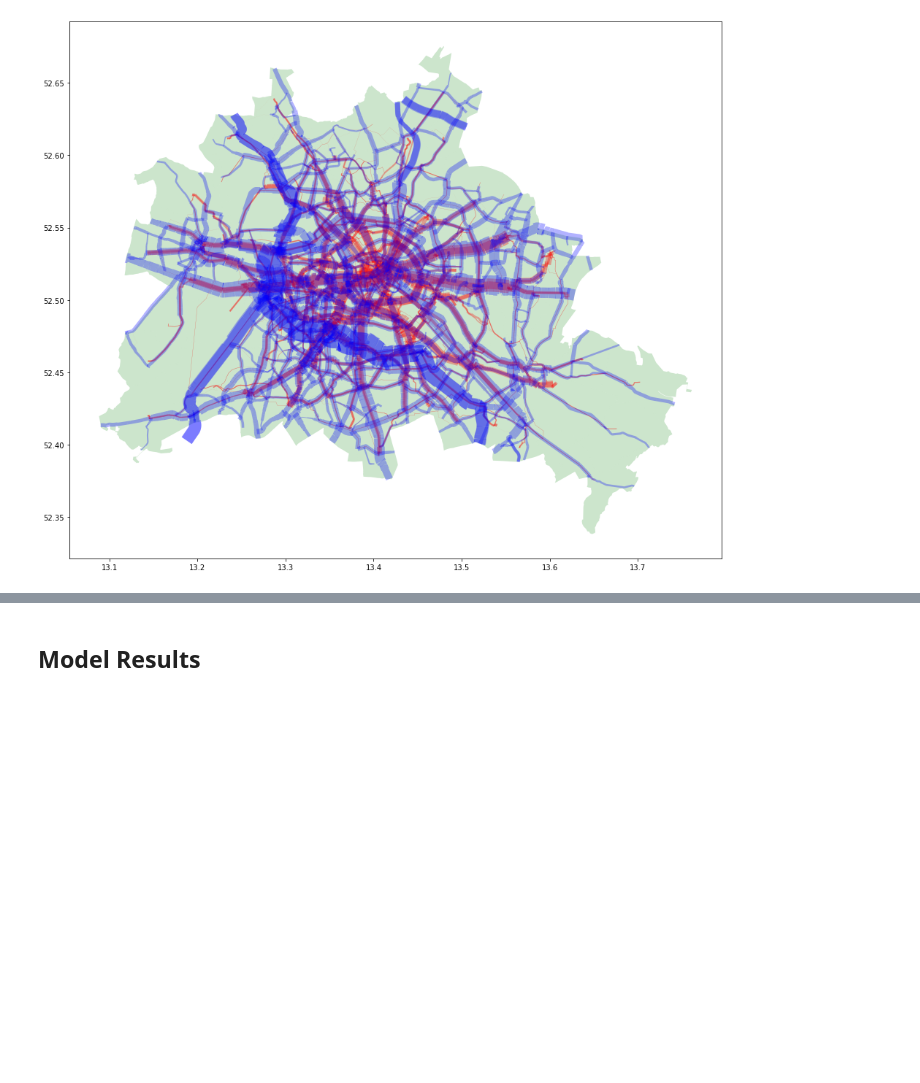
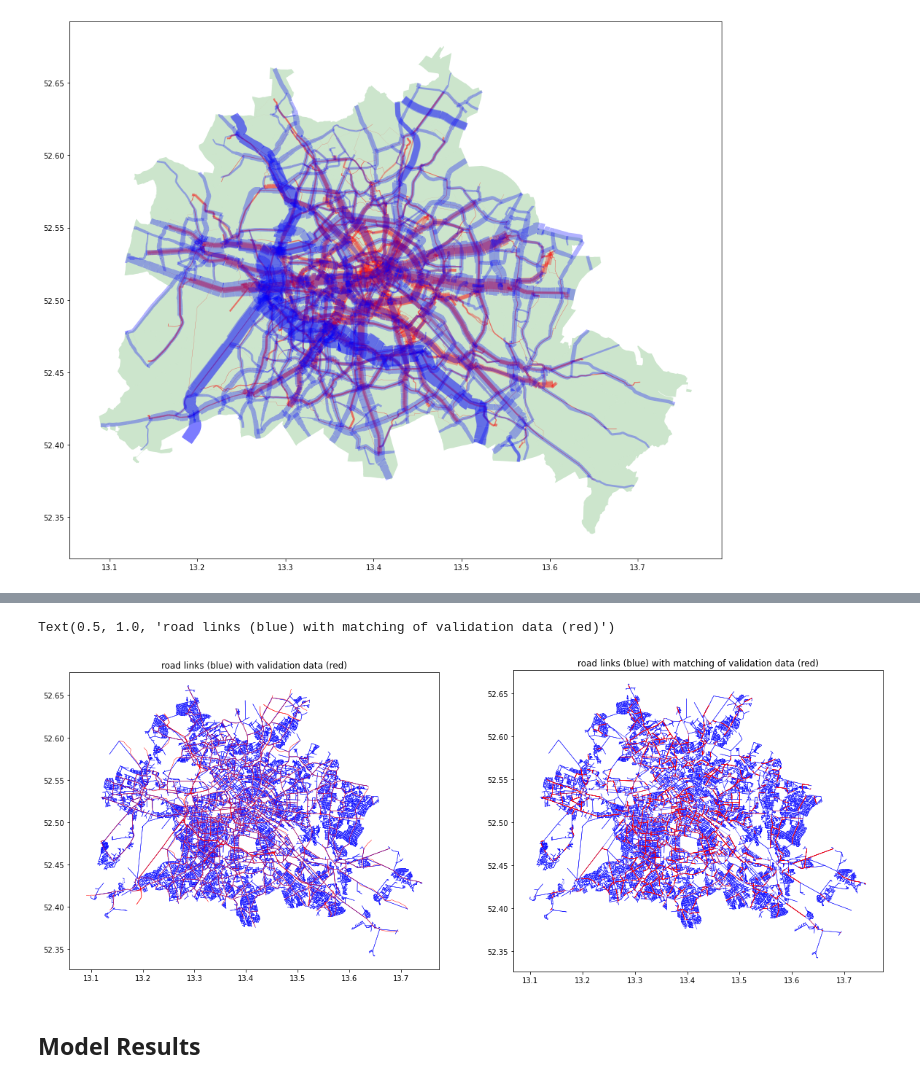
Before and after one commit to maximylius/quetzal_berlin, a Jupyter notebook: notebooks/best_version/Exercise3_Four_steps.ipynb, the cells around one changed output, grey strips where cells are left out. Saved outputs shown, nothing was run; the diff lists cells and outputs as text; code cells hidden in the pictures; blank space fills up the shorter version.

```diff
--- a/notebooks/best_version/Exercise3_Four_steps.ipynb
+++ b/notebooks/best_version/Exercise3_Four_steps.ipynb
@@ -593,3 +566,20 @@ Length: 100, dtype: object
+# %%
+fig, ax = plt.subplots(ncols=2, figsize = (20,16))
+
+sm.road_links.plot(ax=ax.flat[0], color="blue", alpha=.5, linewidth=0.5)
+traffic_validation.plot(ax=ax.flat[0], color="red", linewidth=0.5)
+# network_buff.plot(ax=ax.flat[0], color="blue", alpha=.5, linewidth=0.5)
+# validation_buff.plot(ax=ax.flat[0], color="red", linewidth=0.5)
+ax.flat[0].set_title('road links (blue) with validation data (red)')
+
+sm.road_links.plot(ax=ax.flat[1], color="blue", alpha=.5, linewidth=0.5)
+sm.road_links[[x>0 for x in dtvw_kfz]].plot(ax=ax.flat[1], color="red", linewidth=0.5)
+# network_buff.plot(ax=ax.flat[1], color="blue", alpha=.5, linewidth=0.5)
+# network_buff[[x>0 for x in dtvw_kfz]].plot(ax=ax.flat[1], color="red", linewidth=0.5)
+ax.flat[1].set_title('road links (blue) with matching of validation data (red)')
+# %% [output]
+Text(0.5, 1.0, 'road links (blue) with matching of validation data (red)')
+[figure, added]
 # %% [markdown]
 ## Model Results
 # %%
```
Also changed, not shown: parts of 15 cells of this notebook.
